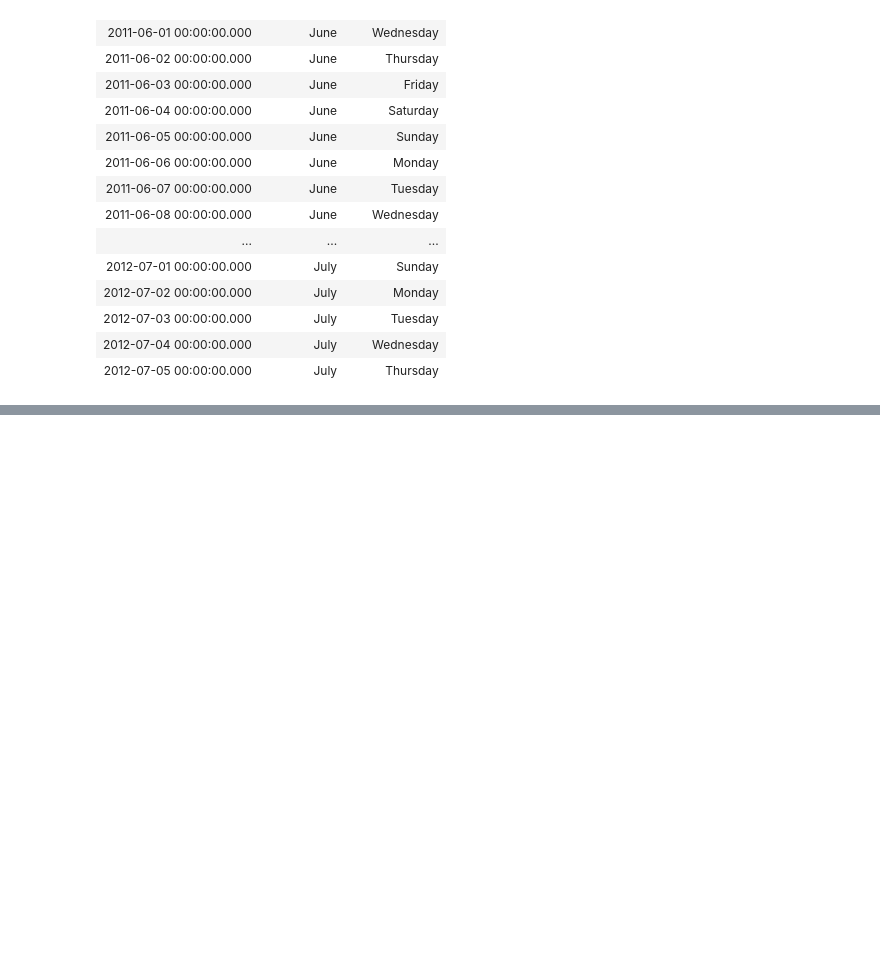
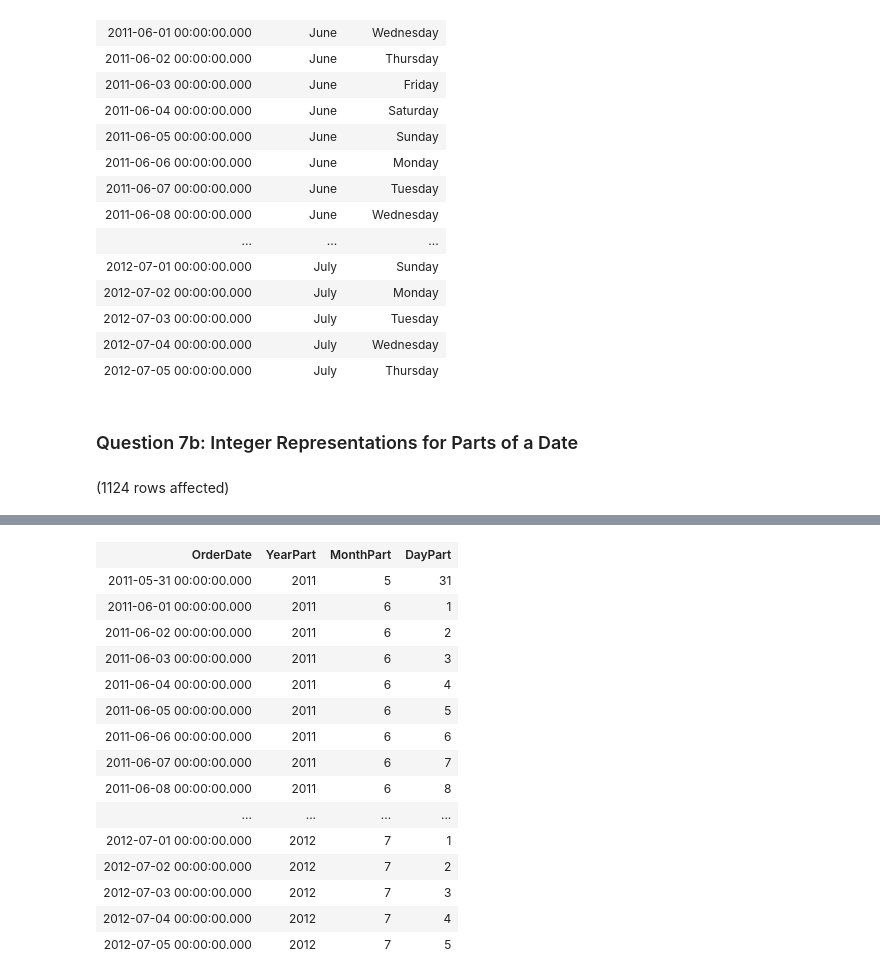
Before and after one commit to abdulrab2101/CAP2761-Asssignments, a Jupyter notebook: Assignment_14.ipynb, the cells around one changed output, grey strips where cells are left out. Drawn from its saved outputs; the diff is of its cells as text; code cells hidden in the pictures; blank space fills up the shorter version.

```diff
--- a/Assignment_14.ipynb
+++ b/Assignment_14.ipynb
@@ -102,3 +102,15 @@ Total execution time: 00:00:00.107
 | 2012-07-03 00:00:00.000 | July | Tuesday |
 | 2012-07-04 00:00:00.000 | July | Wednesday |
 | 2012-07-05 00:00:00.000 | July | Thursday |
+# %% [markdown]
+### Question 7b: Integer Representations for Parts of a Date
+# %%
+SELECT DISTINCT
+    OrderDate,
+    DATEPART(YEAR, OrderDate) AS YearPart,
+    DATEPART(MONTH, OrderDate) AS MonthPart,
+    DATEPART(DAY, OrderDate) AS DayPart
+FROM Sales.SalesOrderHeader
+ORDER BY OrderDate;
+# %% [output]
+(1124 rows affected)
@@ -104,0 +118,16 @@ Total execution time: 00:00:00.107
+| OrderDate | YearPart | MonthPart | DayPart |
+| 2011-05-31 00:00:00.000 | 2011 | 5 | 31 |
+| 2011-06-01 00:00:00.000 | 2011 | 6 | 1 |
+| 2011-06-02 00:00:00.000 | 2011 | 6 | 2 |
+| 2011-06-03 00:00:00.000 | 2011 | 6 | 3 |
+| 2011-06-04 00:00:00.000 | 2011 | 6 | 4 |
+| 2011-06-05 00:00:00.000 | 2011 | 6 | 5 |
+| 2011-06-06 00:00:00.000 | 2011 | 6 | 6 |
+| 2011-06-07 00:00:00.000 | 2011 | 6 | 7 |
+| 2011-06-08 00:00:00.000 | 2011 | 6 | 8 |
+| ... | ... | ... | ... |
+| 2012-07-01 00:00:00.000 | 2012 | 7 | 1 |
+| 2012-07-02 00:00:00.000 | 2012 | 7 | 2 |
+| 2012-07-03 00:00:00.000 | 2012 | 7 | 3 |
+| 2012-07-04 00:00:00.000 | 2012 | 7 | 4 |
+| 2012-07-05 00:00:00.000 | 2012 | 7 | 5 |
```
Also changed, not shown: parts of 7 cells of this notebook.
